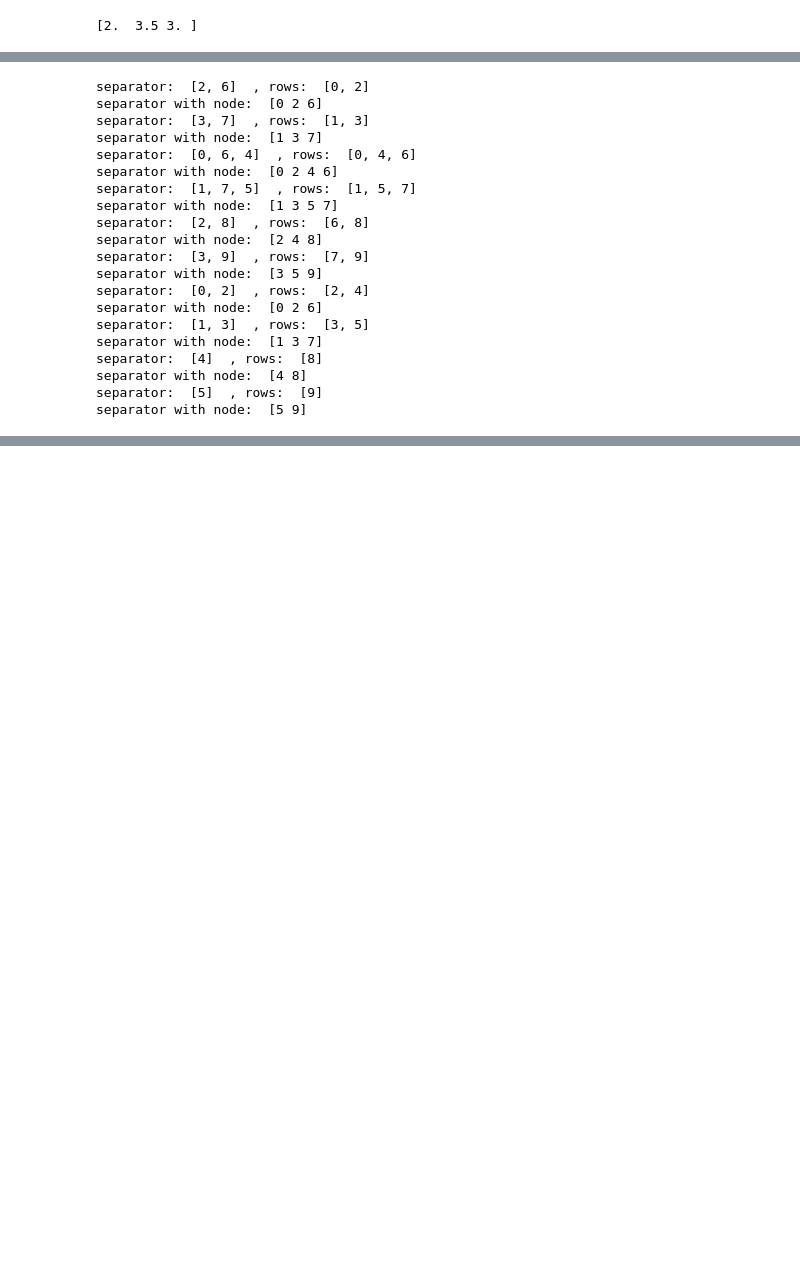
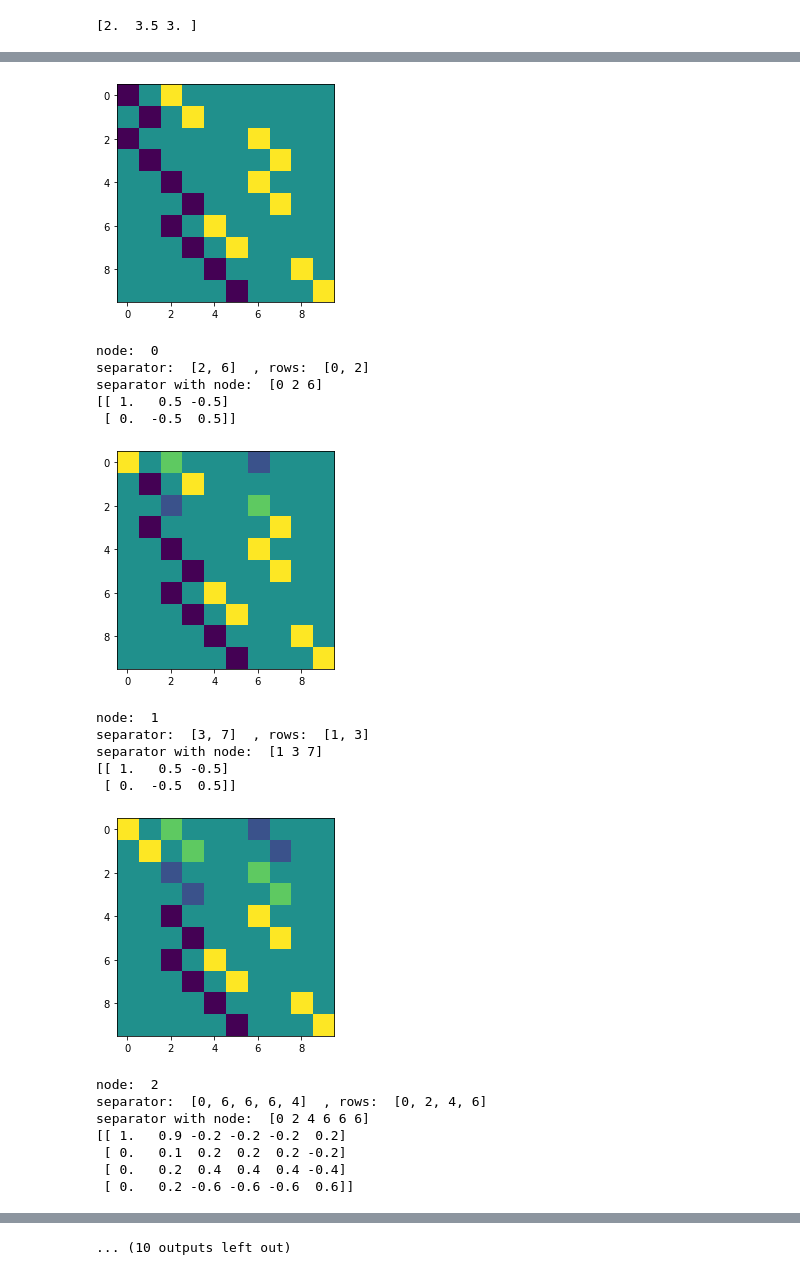
Before and after one commit to MuchenSun/isam_fun, a Jupyter notebook: batch_1.ipynb, the cells around one changed output, grey strips where cells are left out. Drawn from its saved outputs; the diff is of its cells as text; code cells hidden in the pictures; blank space fills up the shorter version.

```diff
--- a/batch_1.ipynb
+++ b/batch_1.ipynb
@@ -430,6 +435,9 @@ def variable_elimination(J_, y_):
     full_mat = np.concatenate((J, y[:,np.newaxis]), axis=1)
 
     for i in range(J.shape[1]): # number of states
+        plt.imshow(J)
+        plt.show()
+
         separator = []
         rows = []
         for j in range(J.shape[0]):
@@ -439,6 +447,7 @@ def variable_elimination(J_, y_):
                 for k in range(row.shape[0]):
                     if row[k] != 0. and i != k:
                         separator.append(k)
+        print('node: ', i)
         print('separator: ', separator, ' , rows: ', rows)
 
         separator_with_node = np.sort([i] + separator)
@@ -451,32 +460,43 @@ def variable_elimination(J_, y_):
         ainv = a / (a.T @ a)
         r = ainv @ As
         d = ainv @ b
-        Ap = As - np.outer(a, r)
+        Ap_temp = As - np.outer(a, r)
+        Ap = np.concatenate((np.zeros((Ap_temp.shape[0], 1)), Ap_temp), axis=1)
+        Ap[0][0] = 1
         bp = b - a * d
 
+        print(Ap)
 
+        for j in range(len(rows)):
+            row = rows[j]
+            J[row][separator_with_node] = Ap[j]
+#             print(J[row][separator_with_node])
+#             print(Ap[j])
         y[rows] = bp
+
+    return J, y
 # %%
 J, y, _ = linearized_objective_jac_fullmatrix(np.zeros_like(nodes_ns), nodes_ns, edges, obsv_ns)
-variable_elimination(J, y)
+J, y = variable_elimination(J, y)
+plt.imshow(J)
 # %% [output]
+[figure, added]
+node:  0
 separator:  [2, 6]  , rows:  [0, 2]
 separator with node:  [0 2 6]
-separator:  [3, 7]  , rows:  [1, 3]
-separator with node:  [1 3 7]
-separator:  [0, 6, 4]  , rows:  [0, 4, 6]
-separator with node:  [0 2 4 6]
-separator:  [1, 7, 5]  , rows:  [1, 5, 7]
-separator with node:  [1 3 5 7]
-separator:  [2, 8]  , rows:  [6, 8]
-separator with node:  [2 4 8]
-separator:  [3, 9]  , rows:  [7, 9]
-separator with node:  [3 5 9]
-separator:  [0, 2]  , rows:  [2, 4]
-separator with node:  [0 2 6]
-separator:  [1, 3]  , rows:  [3, 5]
-separator with node:  [1 3 7]
-separator:  [4]  , rows:  [8]
-separator with node:  [4 8]
-separator:  [5]  , rows:  [9]
-separator with node:  [5 9]
+[[ 1.   0.5 -0.5]
+ [ 0.  -0.5  0.5]]
+[figure, added]
+node:  1
+separator:  [3, 7]  , rows:  [1, 3]
+separator with node:  [1 3 7]
+[[ 1.   0.5 -0.5]
+ [ 0.  -0.5  0.5]]
+[figure, added]
+node:  2
+separator:  [0, 6, 6, 6, 4]  , rows:  [0, 2, 4, 6]
+separator with node:  [0 2 4 6 6 6]
+[[ 1.   0.9 -0.2 -0.2 -0.2  0.2]
+ [ 0.   0.1  0.2  0.2  0.2 -0.2]
+ [ 0.   0.2  0.4  0.4  0.4 -0.4]
+ [ 0.   0.2 -0.6 -0.6 -0.6  0.6]]
@@ -482,0 +539 @@ separator with node:  [5 9]
+... (10 outputs left out)
```
Also changed, not shown: parts of 14 cells of this notebook.
